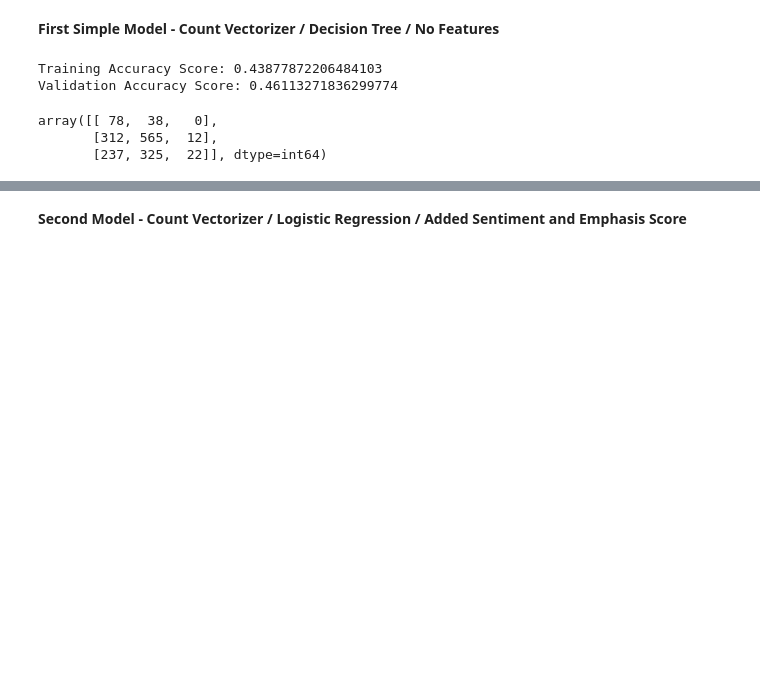
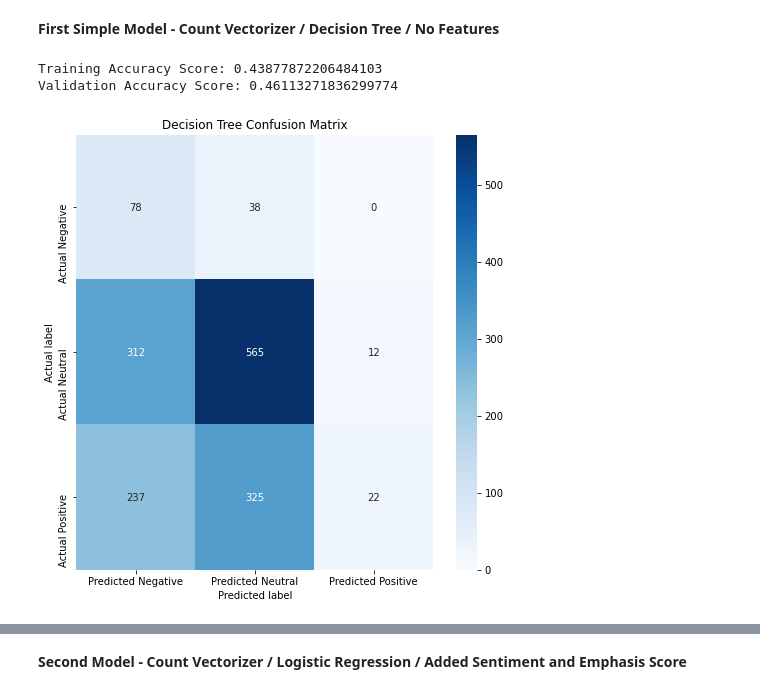
Before and after one commit to jswec/Phase4, a Jupyter notebook: Ryanv2.ipynb, the cells around one changed output, grey strips where cells are left out. Cells and saved outputs as stored; diff of their text form; code cells hidden in the pictures; blank space fills up the shorter version.

```diff
--- a/Ryanv2.ipynb
+++ b/Ryanv2.ipynb
@@ -75,11 +76,13 @@ def lower_case(text):
     text = text.lower()
     return text
 
-### Creating a function that removes all punctuation with the exception of ! and ? as they may be important in determining the emotion of a tweet
+### Creating a function that removes a specified list of punctuation
+
+custom_punctuation_to_remove = ['.', ',', ':', ';', '"', "'", '(', ')', '[', ']', '{', '}']
 
 def remove_punctuation(text):
     text = text.split()
-    text = [word for word in text if not word.startswith('!') and not word.startswith('?')]
+    text = [word for word in text if word not in custom_punctuation_to_remove]
     text = ' '.join(text)
     return text
 
@@ -158,7 +167,8 @@ df['device_type'] = np.where(df['device'].isin(google_tweets), 'Google',
 
 google_key_words = ["Google", "Android", "Pixel", "Circles", "Droid", "Galaxy S", "Realtime", "Maps", "Google Maps", "Circle" ]
 
-apple_key_words = ["Apple", "iPhone", "iPad", "Mac", "iMac", "iPod", "iTunes", "iWatch", "iMessage", "iCloud", "iBook", "iMac", "app_store", "app store", "ios", "ios4", "ios4.1", "ios4.2", "iphone app", "3g", "ios"]
+apple_key_words = ["Apple", "iPhone", "iPad", "Mac", "iMac", "iPod", "iTunes", "iWatch", "iMessage", "iCloud", "iBook", "iMac",
+                   "app_store", "app store", "ios", "ios4", "ios4.1", "ios4.2", "iphone app", "3g", "ios"]
 
 df['Google'] = np.where(df['device_type'] == 'Google', True,
                np.where(df['text'].str.lower().str.contains('|'.join(google_key_words), case=False), True,
@@ -188,10 +198,13 @@ df = pd.concat([df.drop(['sentiment'], axis=1), df['sentiment'].apply(pd.Series)
 # %% [markdown]
 **Creating an 'emphasis' column that scores how many exclamation points, question marks, and capital letters are in the text**
 # %%
-### Creating an 'emphasis' column that scores how many exclamation points, question marks, and capital letters are in the text
+### Creating an 'punc_emphasis' column that scores how many exclamation points and question marks are in the text
 
-df['emphasis'] = df['text'].apply(lambda x: sum([1 for char in x if char in ['!', '?']])) + \
-                 df['text'].apply(lambda x: sum([1 for char in x if char.isupper()]))
+df['punc_emphasis'] = df['text'].apply(lambda x: sum([1 for char in x if char in ['!', '?']]))
+
+### Creating a 'capt_emphasis' column that scores how many capitalized words are in the text
+
+df['capt_emphasis'] = df['text'].apply(lambda x: sum([1 for word in x.split() if word.isupper()]))
 # %% [markdown]
 ## Modeling
 # %% [markdown]
@@ -200,37 +213,40 @@ df['emphasis'] = df['text'].apply(lambda x: sum([1 for char in x if char in ['!'
 ### Performing a train test split on the data, only including the 'text' and 'emotion' columns
 
 X1 = df['text']
 y1 = df['emotion']
 
 ### Adding the tokenizer to the 'text' column in the X features
 
 X1 = X1.apply(clean_text)
 
 X_train_1, X_test_1, y_train_1, y_test_1 = train_test_split(X1, y1, test_size=0.2, random_state=1337)
 
 ### Creating an imbpalance-learn pipeline that uses SMOTE to oversample the minority classes and then uses a Decision Tree to predict the emotion of a tweet
 
 baseline = imbpipeline([
     ('cvec', CountVectorizer(encoding = 'iso-8859-1', lowercase = False)),
     ('smote', SMOTE(sampling_strategy='minority', random_state=1337)),
     ('dt', DecisionTreeClassifier(random_state=1337, max_depth=5))
 ])
 
 ### Fitting the pipeline to the training data and printing the training and validation accuracy scores
 
 baseline.fit(X_train_1, y_train_1)
 print('Training Accuracy Score:', baseline.score(X_train_1, y_train_1))
 print('Validation Accuracy Score:', cross_val_score(baseline, X_train_1, y_train_1, cv=5).mean())
 
-### Import confusion_matrix and print the confusion matrix for the validation data
-
-from sklearn.metrics import confusion_matrix
+### Generate a confusion matrix on the validation data and plot with seaborn
 
 y_pred_1 = baseline.predict(X_test_1)
-confusion_matrix(y_test_1, y_pred_1)
+cm = confusion_matrix(y_test_1, y_pred_1)
+cm_df = pd.DataFrame(cm, columns=['Predicted Negative', 'Predicted Neutral', 'Predicted Positive'], index=['Actual Negative', 'Actual Neutral', 'Actual Positive'])
+plt.figure(figsize=(8, 8))
+sns.heatmap(cm_df, annot=True, fmt='g', cmap='Blues')
+plt.title('Decision Tree Confusion Matrix')
+plt.ylabel('Actual label')
+plt.xlabel('Predicted label')
+plt.show()
 # %% [output]
 Training Accuracy Score: 0.43877872206484103
 Validation Accuracy Score: 0.46113271836299774
-array([[ 78,  38,   0],
-       [312, 565,  12],
-       [237, 325,  22]], dtype=int64)
+[figure, added]
```
Also changed, not shown: parts of 8 cells of this notebook.
